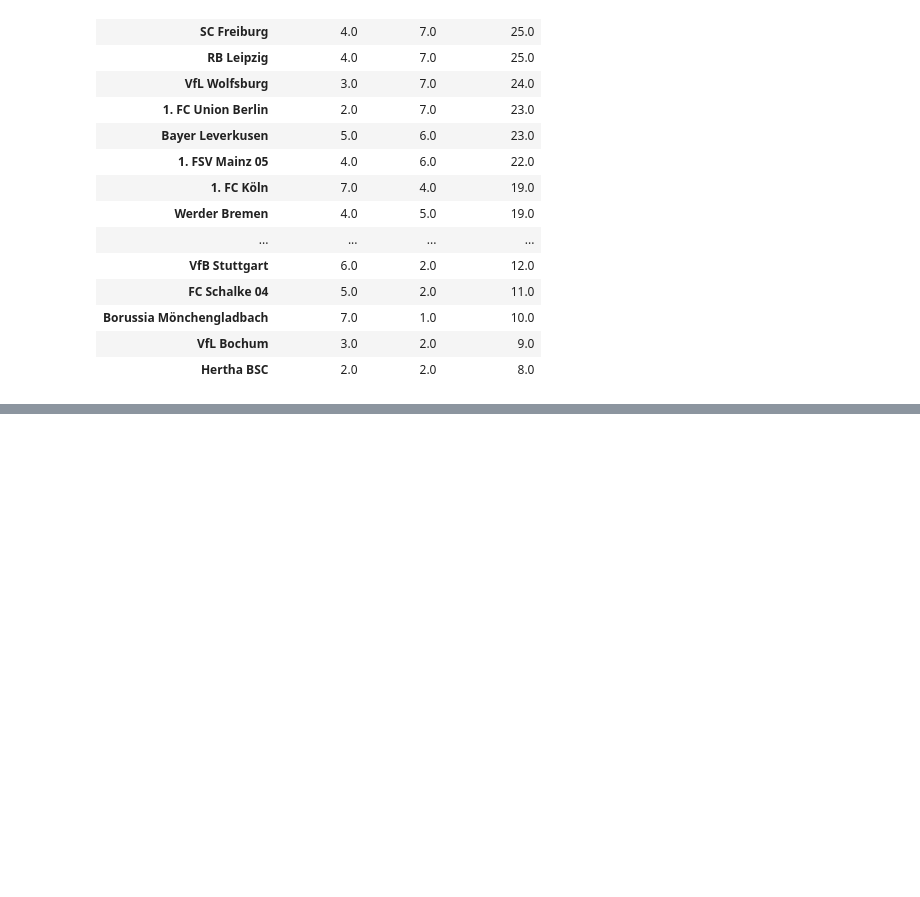
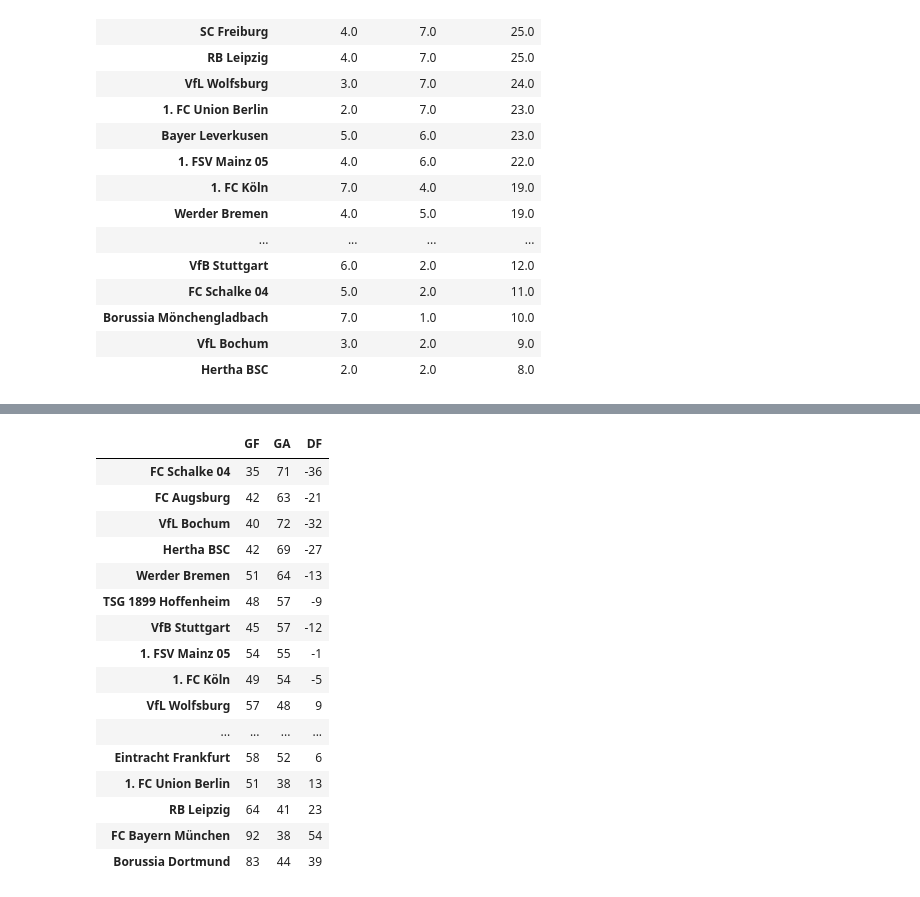
Before and after one commit to OmarFloresPTY/Pandas_Bundesliga_Analisis, a Jupyter notebook: bundesliga_2005_to_2023_season.ipynb, the cells around one changed output, grey strips where cells are left out. Saved outputs shown, nothing was run; the diff lists cells and outputs as text; code cells hidden in the pictures; blank space fills up the shorter version.

```diff
--- a/bundesliga_2005_to_2023_season.ipynb
+++ b/bundesliga_2005_to_2023_season.ipynb
@@ -369 +421,27 @@ df_AWAY_BDL
+# %%
+df_goals_stats = pd.concat([df_diff_home_goals,df_diff_away_goals],axis=1)
+df_goals_stats.reset_index().rename(columns={'index':'TEAM NAME'})
+df_goals_stats['GF'] = df_goals_stats['GF_HOME_TEAM_NAME'] + df_goals_stats['GF_AWAY_TEAM_NAME']
+df_goals_stats['GA'] = df_goals_stats['GA_AWAY'] + df_goals_stats['GA_HOME']
+df_goals_stats['DF'] = df_goals_stats['GF'] - df_goals_stats['GA']
+df_goals_stats = df_goals_stats[['GF','GA','DF']]
+df_goals_stats
+# %% [output]
+|  | GF | GA | DF |
+| FC Schalke 04 | 35 | 71 | -36 |
+| FC Augsburg | 42 | 63 | -21 |
+| VfL Bochum | 40 | 72 | -32 |
+| Hertha BSC | 42 | 69 | -27 |
+| Werder Bremen | 51 | 64 | -13 |
+| TSG 1899 Hoffenheim | 48 | 57 | -9 |
+| VfB Stuttgart | 45 | 57 | -12 |
+| 1. FSV Mainz 05 | 54 | 55 | -1 |
+| 1. FC Köln | 49 | 54 | -5 |
+| VfL Wolfsburg | 57 | 48 | 9 |
+| ... | ... | ... | ... |
+| Eintracht Frankfurt | 58 | 52 | 6 |
+| 1. FC Union Berlin | 51 | 38 | 13 |
+| RB Leipzig | 64 | 41 | 23 |
+| FC Bayern München | 92 | 38 | 54 |
+| Borussia Dortmund | 83 | 44 | 39 |
 # %% [markdown]
```
Also changed, not shown: parts of 7 cells of this notebook.
